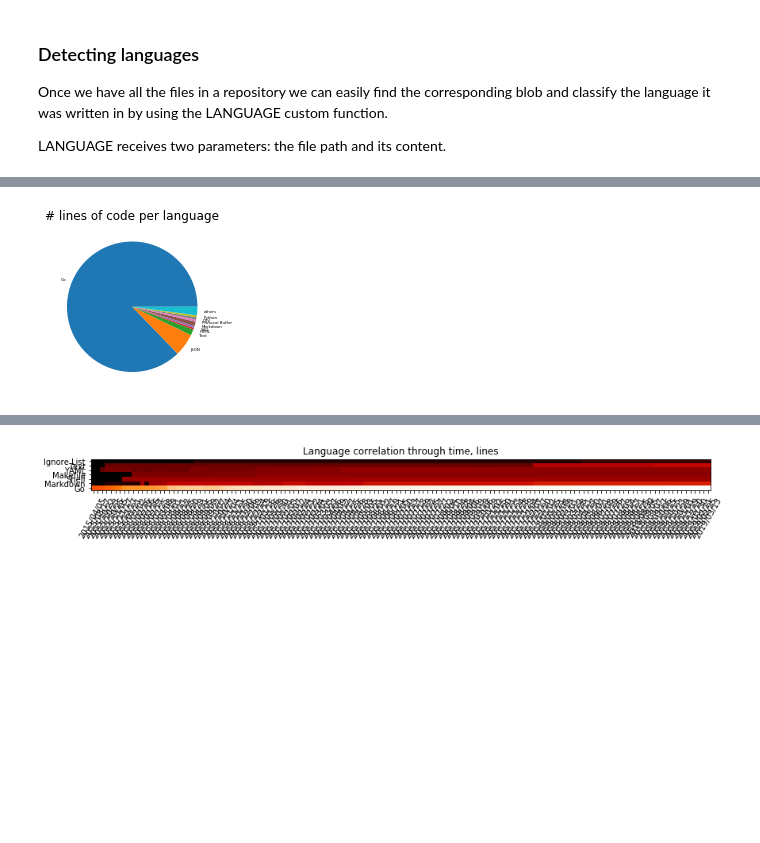
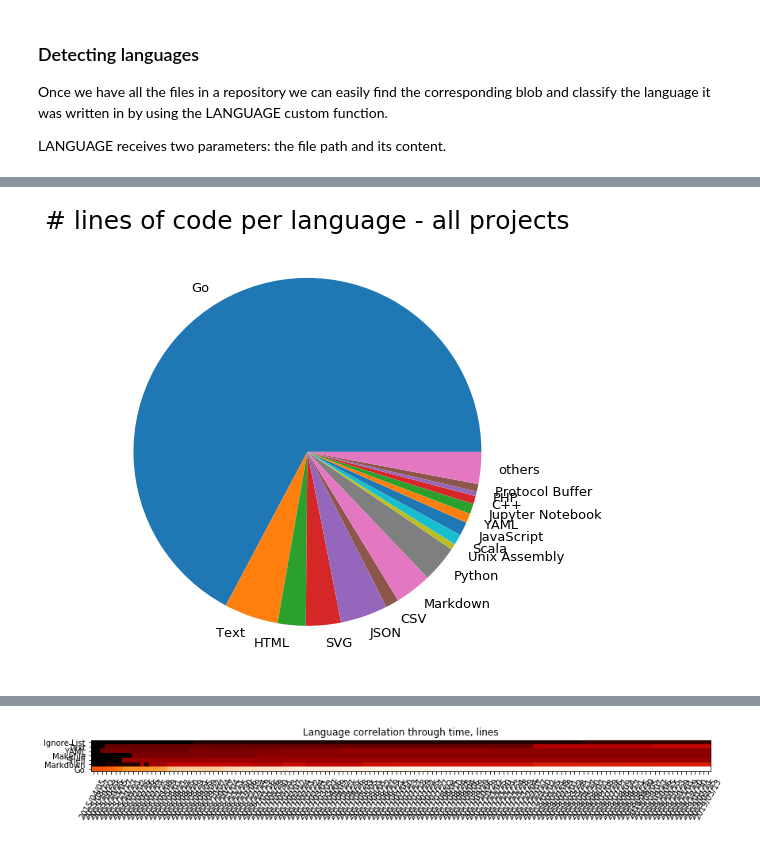
Before and after one commit to src-d/engine-analyses, a Jupyter notebook: srcd.ipynb, the cells around one changed output, grey strips where cells are left out. Drawn from its saved outputs; the diff is of its cells as text; code cells hidden in the pictures; blank space fills up the shorter version.

```diff
--- a/srcd.ipynb
+++ b/srcd.ipynb
@@ -342,6 +342,6 @@ import coloredlogs
 
 coloredlogs.install(level="DEBUG")
 logging.getLogger("matplotlib.axes._base").setLevel(logging.INFO)
-rcParams["figure.figsize"] = (14, 3)
-rcParams["figure.dpi"] = 150
+rcParams["figure.figsize"] = (14, 5)
+#rcParams["figure.dpi"] = 150
 # %% [output]
@@ -523,4 +554,6 @@ plot(ts, ls)
 # %%
+rcParams["figure.figsize"] = (14, 5)
+
 title("number of files and lines of code over time - go-git project")
 ratio = mean(ls) / mean(fs)
 l1 = plot(ts, fs, "r-", label="# files")
@@ -706,7 +738,7 @@ if len(percents) < len(langs):
 else:
     labels = langs
 
-rcParams["figure.figsize"] = (14, 3)
-title("# files per language")
-_ = pie(percents, labels=labels, textprops={"fontsize": 4})
+rcParams["figure.figsize"] = (15, 8)
+title("# files per language - all projects", fontsize=25)
+_ = pie(percents, labels=labels, textprops={"fontsize": 13})
 # %% [output]
@@ -724,7 +755,7 @@ FROM (
                NATURAL JOIN commit_files cf
                NATURAL JOIN refs
         WHERE  ref_name = 'HEAD'
-           AND file_path NOT LIKE 'third_party/%%'
+           AND file_path NOT LIKE 'vendor/%%'
     ) AS t
     WHERE lang IS NOT NULL
     GROUP BY repository_id, lang
@@ -737,13 +768,13 @@ ORDER BY n DESC
 # %%
 percents = [(100 * c) / sum(counts) for c in counts if c / sum(counts) > 0.004]
 if len(percents) < len(langs):
     percents.append(100 - sum(percents))
     langs = langs[:len(percents)-1] + ("others",)
 
-title("# lines of code per language")
-_ = pie(percents, labels=langs, textprops={"fontsize": 4})
+title("# lines of code per language - all projects", fontsize=25)
+_ = pie(percents, labels=langs, textprops={"fontsize": 13})
 # %% [output]
-[figure, old version]
+[figure, new version]
 # %%
 def count_langs_in_commit(commit):
     with no_logs():
```
Also changed, not shown: parts of 47 cells of this notebook.
